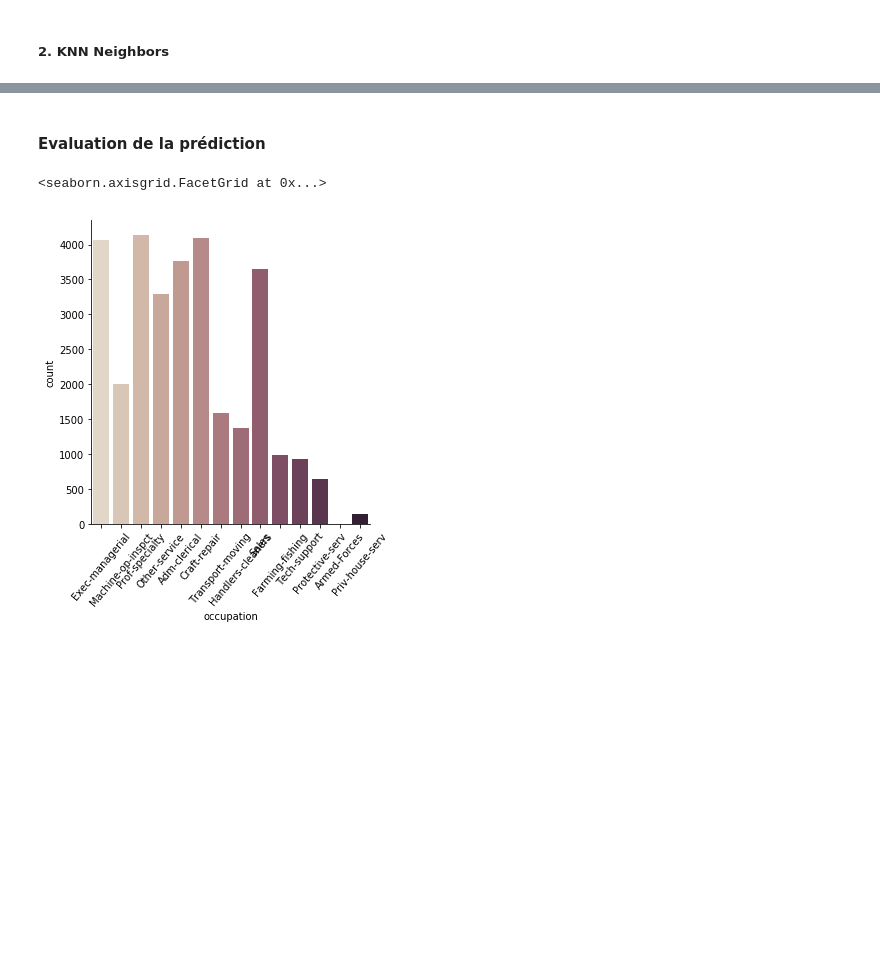
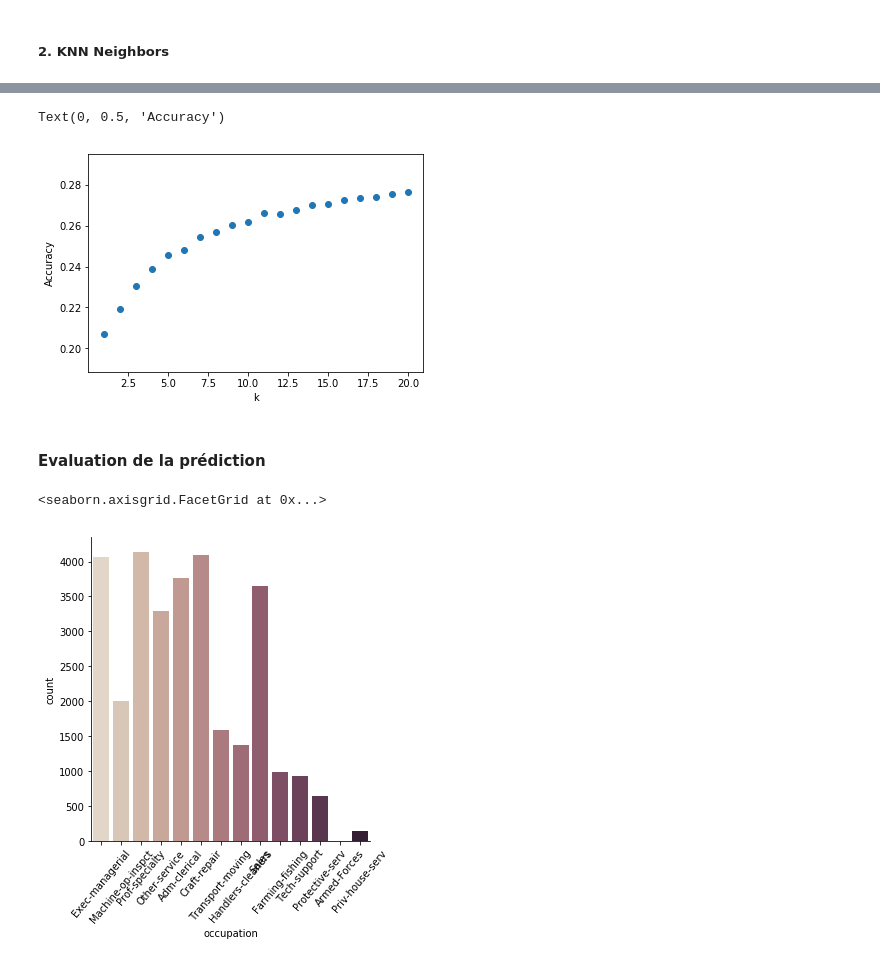
Before and after one commit to martinpauline/income_prediction, a Jupyter notebook: Predictions_of_missing_data.ipynb, the cells around one changed output, grey strips where cells are left out. Saved outputs shown, nothing was run; the diff lists cells and outputs as text; code cells hidden in the pictures; blank space fills up the shorter version.

```diff
--- a/Predictions_of_missing_data.ipynb
+++ b/Predictions_of_missing_data.ipynb
@@ -124,3 +126,13 @@ np.mean(scores),np.std(scores)
+# %%
+# Challenger la valeur de k
+x = range(1,21)
+y = [np.mean(cross_val_score(KNeighborsClassifier(n_neighbors=i), X, Y, scoring='accuracy', cv=5)) for i in x]
+plt.scatter(x,y)
+plt.xlabel('k')
+plt.ylabel('Accuracy')
+# %% [output]
+Text(0, 0.5, 'Accuracy')
+[figure, added]
 # %% [markdown]
 #### Evaluation de la prédiction
 # %%
```
Also changed, not shown: parts of 11 cells of this notebook.
